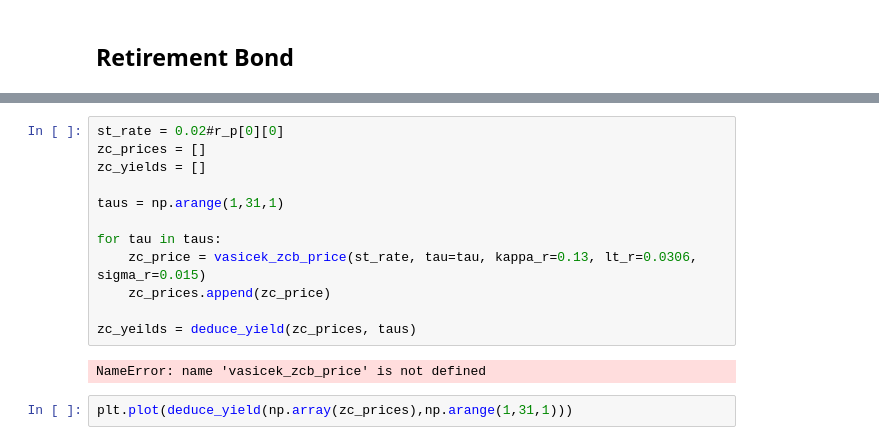
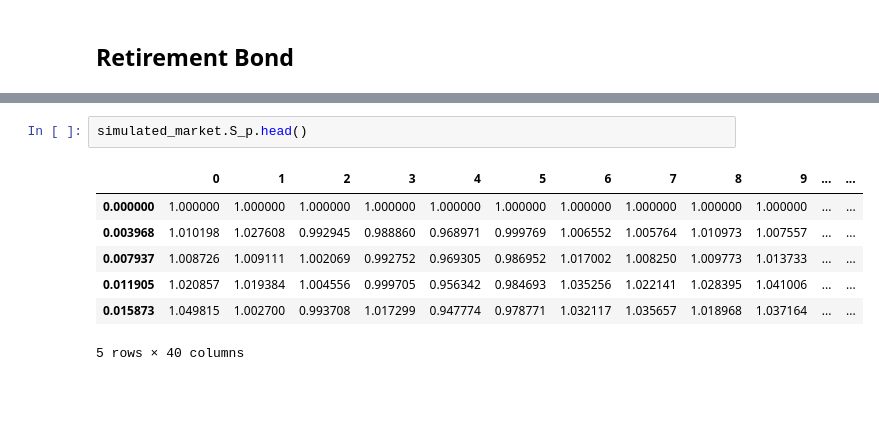
Before and after one commit to aleksandr-mikhailov-edhec/Goal-Based-Investing, a Jupyter notebook: 1.4 Full Stochastic Market Simulation.ipynb, the cells around one changed output, grey strips where cells are left out. Drawn from its saved outputs; the diff is of its cells as text; blank space fills up the shorter version.

```diff
--- a/1.4 Full Stochastic Market Simulation.ipynb
+++ b/1.4 Full Stochastic Market Simulation.ipynb
@@ -697,16 +478,10 @@ def deduce_yield(zc_price, tau):
-# %%
-st_rate = 0.02#r_p[0][0]
-zc_prices = []
-zc_yields = []
-
-taus = np.arange(1,31,1)
-
-for tau in taus:
-    zc_price = vasicek_zcb_price(st_rate, tau=tau, kappa_r=0.13, lt_r=0.0306, sigma_r=0.015)
-    zc_prices.append(zc_price)
-
-zc_yeilds = deduce_yield(zc_prices, taus)
-# %% [output]
-NameError: name 'vasicek_zcb_price' is not defined
-# %%
-plt.plot(deduce_yield(np.array(zc_prices),np.arange(1,31,1)))
+# %%
+simulated_market.S_p.head()
+# %% [output]
+|  | 0 | 1 | 2 | 3 | 4 | 5 | 6 | 7 | 8 | 9 | ... | ... |
+| 0.000000 | 1.000000 | 1.000000 | 1.000000 | 1.000000 | 1.000000 | 1.000000 | 1.000000 | 1.000000 | 1.000000 | 1.000000 | ... | ... |
+| 0.003968 | 1.010198 | 1.027608 | 0.992945 | 0.988860 | 0.968971 | 0.999769 | 1.006552 | 1.005764 | 1.010973 | 1.007557 | ... | ... |
+| 0.007937 | 1.008726 | 1.009111 | 1.002069 | 0.992752 | 0.969305 | 0.986952 | 1.017002 | 1.008250 | 1.009773 | 1.013733 | ... | ... |
+| 0.011905 | 1.020857 | 1.019384 | 1.004556 | 0.999705 | 0.956342 | 0.984693 | 1.035256 | 1.022141 | 1.028395 | 1.041006 | ... | ... |
+| 0.015873 | 1.049815 | 1.002700 | 0.993708 | 1.017299 | 0.947774 | 0.978771 | 1.032117 | 1.035657 | 1.018968 | 1.037164 | ... | ... |
+5 rows × 40 columns
```
Also changed, not shown: parts of 30 cells of this notebook.
